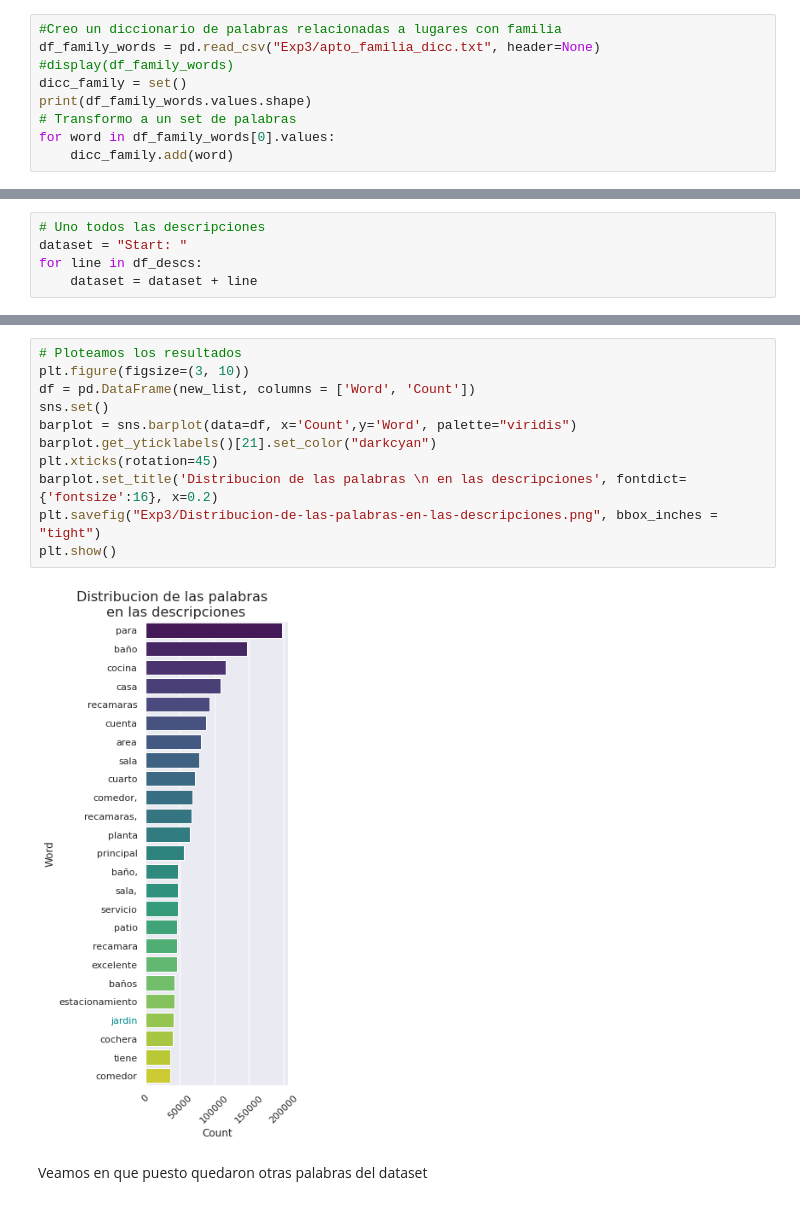
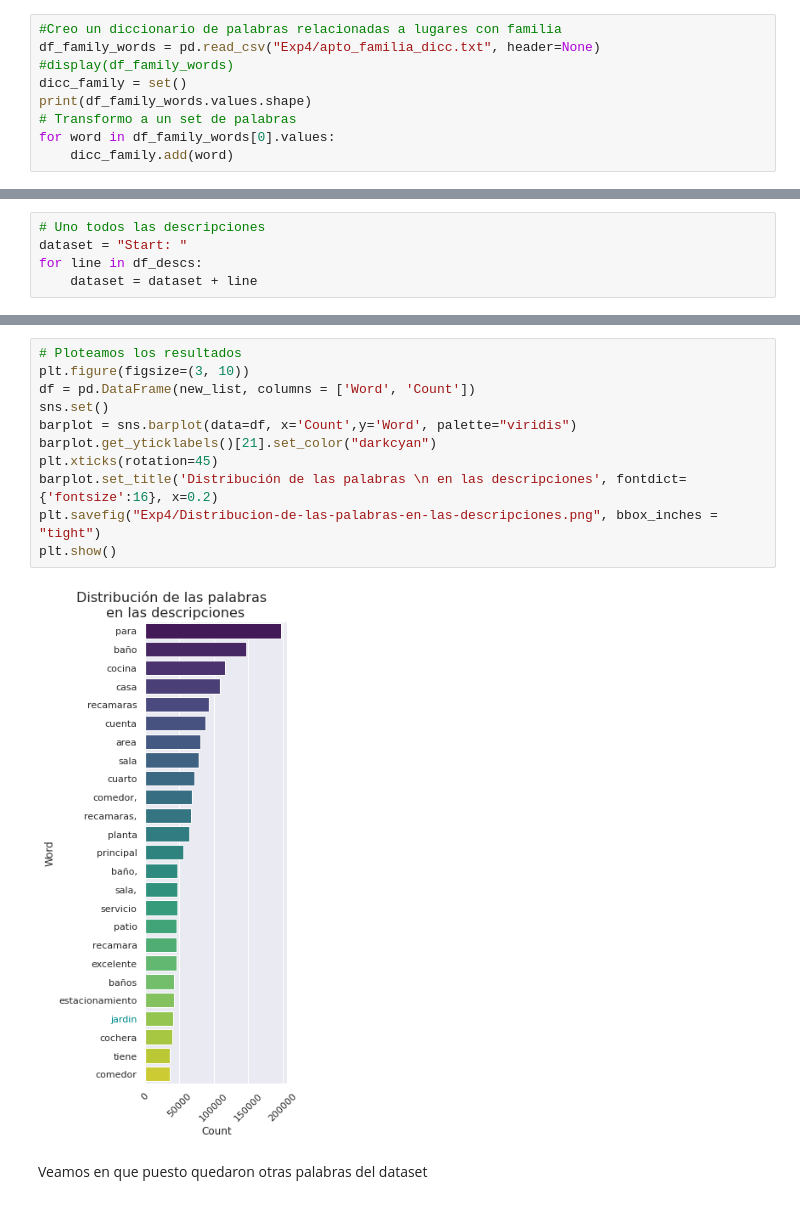
Before and after one commit to davidvenegasr/TP3-MetNum, a Jupyter notebook: notebooks/Exp3.ipynb, the cells around one changed output, grey strips where cells are left out. Drawn from its saved outputs; the diff is of its cells as text.

```diff
--- a/notebooks/Exp3.ipynb
+++ b/notebooks/Exp3.ipynb
@@ -65,7 +53,7 @@ df_descs_save.to_csv("Descripciones.csv", columns=["desc"])
 '<p>vendo hermosa casa en fraccionamiento lomas de san alfonso por la calera</p>  <p>precio: </p>  <p>t: 196 metros</p>  <p>c: 143 metros</p>  <p>caracteristicas</p>  <p>planta baja: cochera 2 autos,  ...
 # %%
 #Creo un diccionario de palabras relacionadas a lugares con familia
-df_family_words = pd.read_csv("Exp3/apto_familia_dicc.txt", header=None)
+df_family_words = pd.read_csv("Exp4/apto_familia_dicc.txt", header=None)
 #display(df_family_words)
 dicc_family = set()
 print(df_family_words.values.shape)
@@ -128,16 +116,16 @@ print(f"\n{new_list}")
 # %%
 # Ploteamos los resultados
 plt.figure(figsize=(3, 10))
 df = pd.DataFrame(new_list, columns = ['Word', 'Count'])
 sns.set()
 barplot = sns.barplot(data=df, x='Count',y='Word', palette="viridis")
 barplot.get_yticklabels()[21].set_color("darkcyan")
 plt.xticks(rotation=45)
-barplot.set_title('Distribucion de las palabras \n en las descripciones', fontdict={'fontsize':16}, x=0.2)
-plt.savefig("Exp3/Distribucion-de-las-palabras-en-las-descripciones.png", bbox_inches = "tight")
+barplot.set_title('Distribución de las palabras \n en las descripciones', fontdict={'fontsize':16}, x=0.2)
+plt.savefig("Exp4/Distribucion-de-las-palabras-en-las-descripciones.png", bbox_inches = "tight")
 plt.show()
 # %% [output]
-[figure, old version]
+[figure, new version]
 # %% [markdown]
 Veamos en que puesto quedaron otras palabras del dataset
 # %%
```
Also changed, not shown: parts of 19 cells of this notebook, 2 other files.
